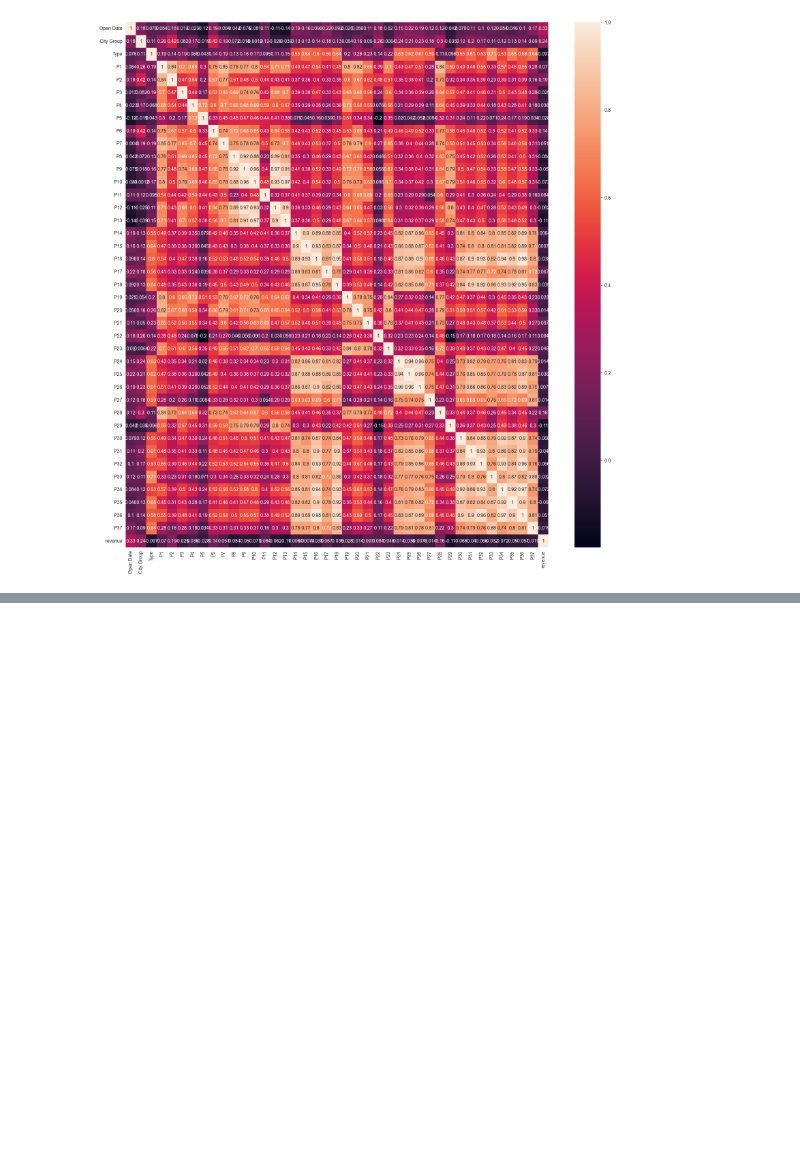
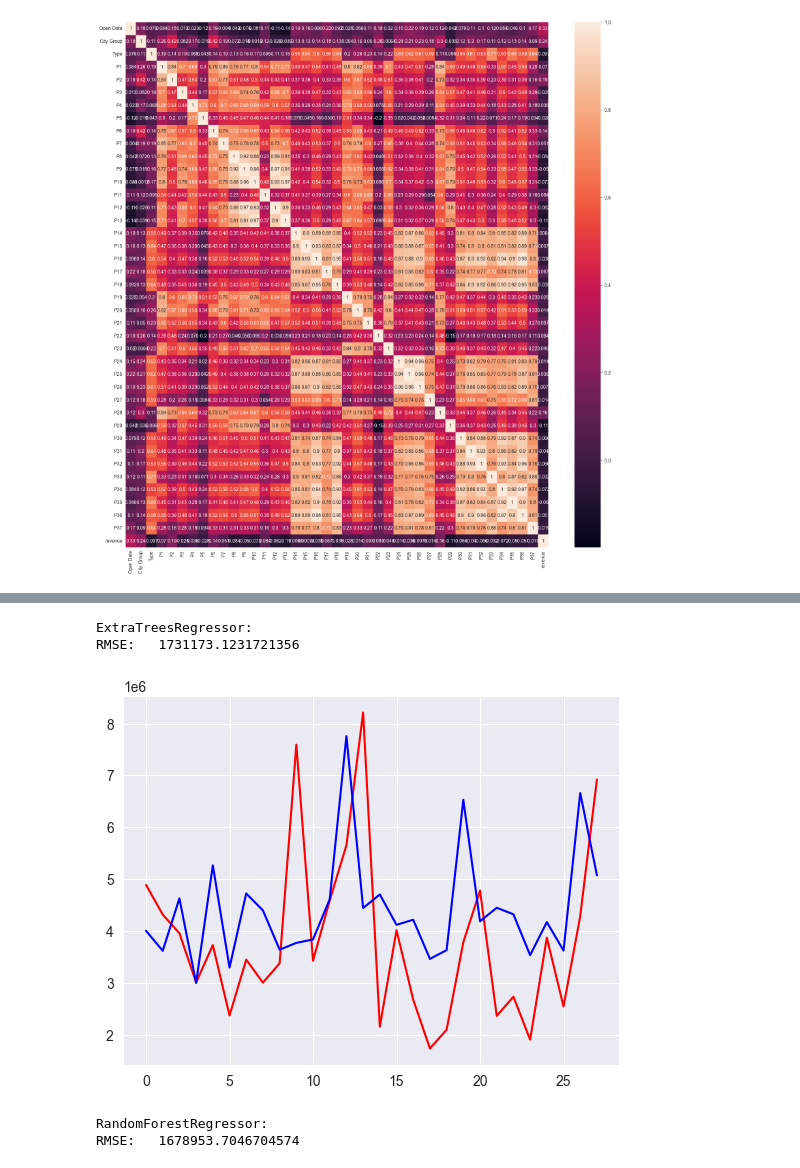
Before and after one commit to Zyblyuk/softarex_test_task, a Jupyter notebook: main.ipynb, the cells around one changed output, grey strips where cells are left out. Cells and saved outputs as stored; diff of their text form; code cells hidden in the pictures; blank space fills up the shorter version.

```diff
--- a/main.ipynb
+++ b/main.ipynb
@@ -115,0 +154,19 @@ RMSE:   1635956.0304695424
+# %%
+modelExtraTrees = ExtraTreesRegressor()
+modelExtraTrees = GridSearchCV(modelExtraTrees, {
+		"max_depth": [4, 6, 8],
+        "n_estimators": [100, 500, 1000]})
+modelExtraTrees.fit(X_train, y_train)
+
+y_predict_test = modelExtraTrees.predict(X_test)
+
+print(f'ExtraTreesRegressor:\n'
+      f'RMSE:\t{np.sqrt(mean_squared_error(y_test, y_predict_test))}')
+# %% [output]
+ExtraTreesRegressor:
+RMSE:   1731173.1231721356
+# %%
+plt.plot(y_test, "red", y_predict_test, "blue")
+plt.show()
+# %% [output]
+[figure, added]
@@ -115,0 +175,16 @@ RMSE:   1635956.0304695424
+# %%
+modelRandForest = RandomForestRegressor()
+
+modelRandForest = GridSearchCV(modelRandForest, {
+		"max_depth": [4, 6, 8],
+        "n_estimators": [100, 500, 1000]})
+
+modelRandForest.fit(X_train, y_train)
+
+y_predict_test = modelRandForest.predict(X_test)
+
+print(f'RandomForestRegressor:\n'
+      f'RMSE:\t{np.sqrt(mean_squared_error(y_test, y_predict_test))}')
+# %% [output]
+RandomForestRegressor:
+RMSE:   1678953.7046704574
```
Also changed, not shown: parts of 24 cells of this notebook, 1 other file.
